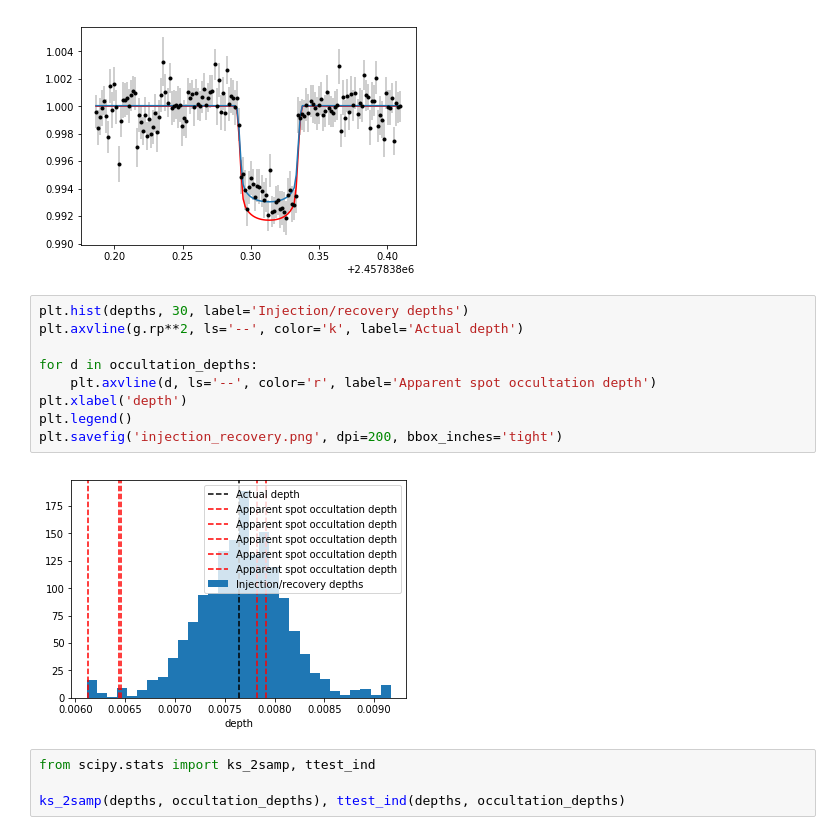
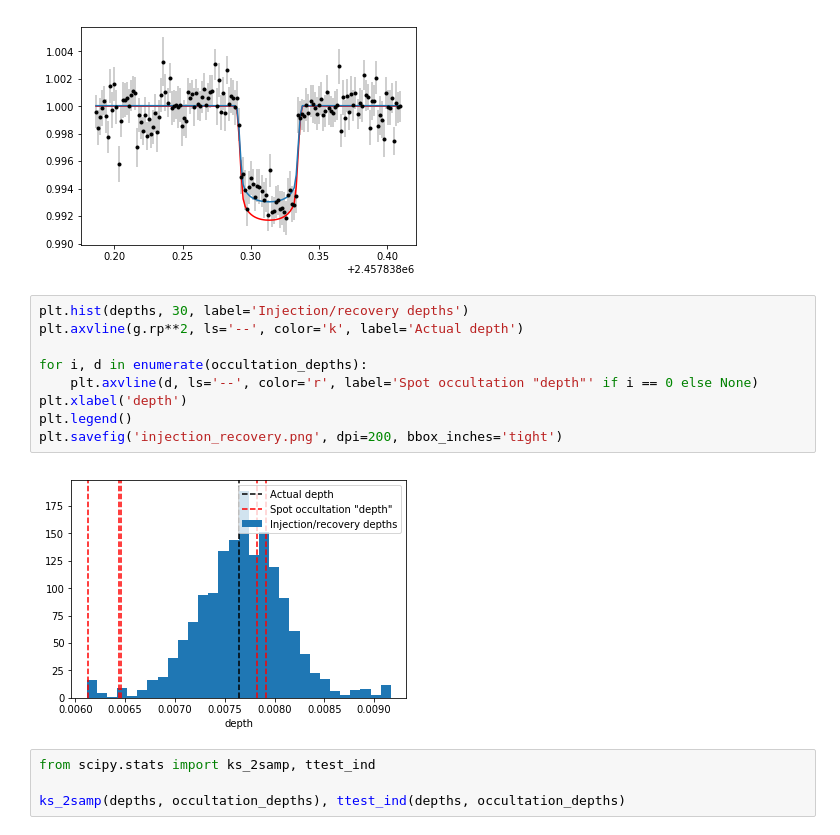
Before and after one commit to bmorris3/trappist1g_spots, a Jupyter notebook: injected_transits.ipynb, the cells around one changed output. Saved outputs shown, nothing was run; the diff lists cells and outputs as text.

```diff
--- a/injected_transits.ipynb
+++ b/injected_transits.ipynb
@@ -104,14 +104,14 @@ for p in glob('reduced_lcs/lightcurve_?.txt'):
 # %%
 plt.hist(depths, 30, label='Injection/recovery depths')
 plt.axvline(g.rp**2, ls='--', color='k', label='Actual depth')
 
-for d in occultation_depths:
-    plt.axvline(d, ls='--', color='r', label='Apparent spot occultation depth')
+for i, d in enumerate(occultation_depths):
+    plt.axvline(d, ls='--', color='r', label='Spot occultation "depth"' if i == 0 else None)
 plt.xlabel('depth')
 plt.legend()
 plt.savefig('injection_recovery.png', dpi=200, bbox_inches='tight')
 # %% [output]
-[figure, old version]
+[figure, new version]
 # %%
 from scipy.stats import ks_2samp, ttest_ind
 
```
